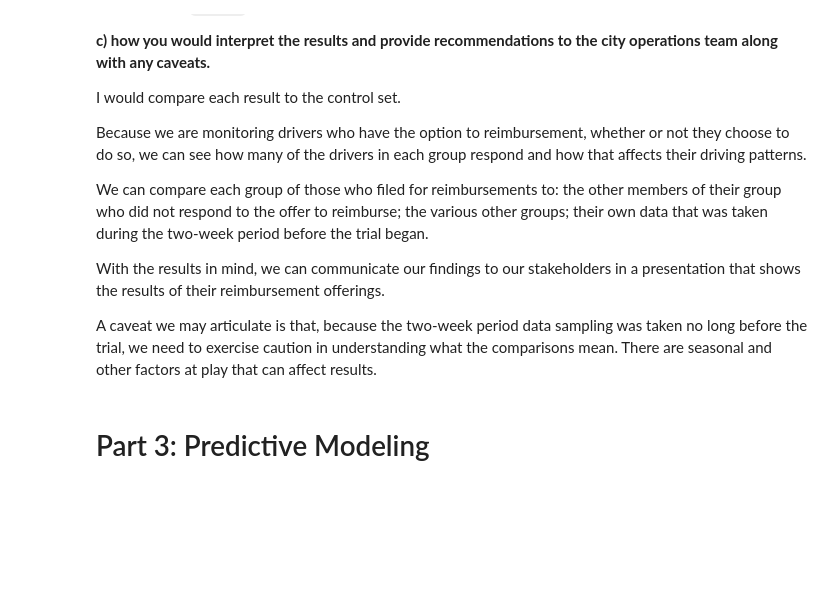
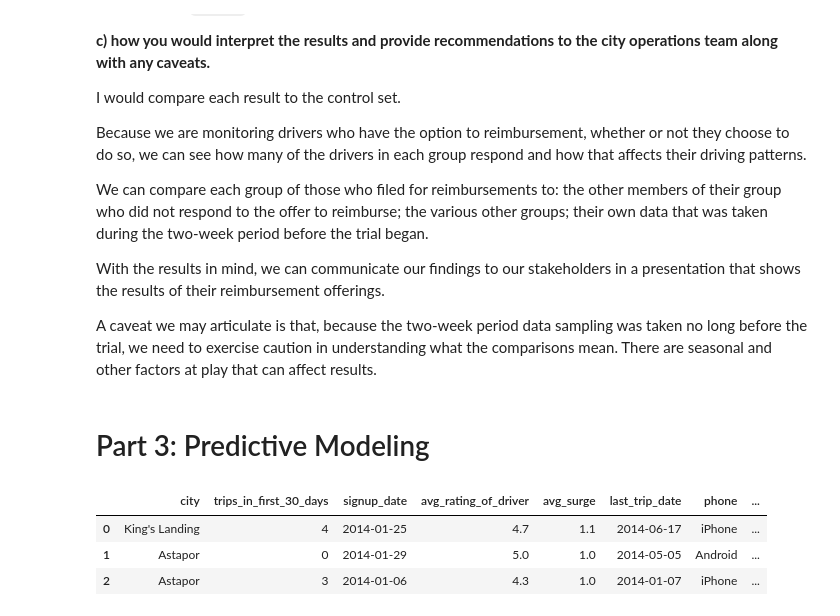
Before and after one commit to blue-santa/sprinboard-data-science-2026, a Jupyter notebook: 25-effective-interviewing/02-take-home-challenges/ultimate_challenge/Bryan_Beus_Ultimate_Take_Home_Challenge.ipynb, the cells around one changed output. Drawn from its saved outputs; the diff is of its cells as text; code cells hidden in the pictures; blank space fills up the shorter version.

```diff
--- a/25-effective-interviewing/02-take-home-challenges/ultimate_challenge/Bryan_Beus_Ultimate_Take_Home_Challenge.ipynb
+++ b/25-effective-interviewing/02-take-home-challenges/ultimate_challenge/Bryan_Beus_Ultimate_Take_Home_Challenge.ipynb
@@ -199,0 +202,7 @@ A caveat we may articulate is that, because the two-week period data sampling wa
+# %%
+udc.head(3)
+# %% [output]
+|  | city | trips_in_first_30_days | signup_date | avg_rating_of_driver | avg_surge | last_trip_date | phone | ... |
+| 0 | King's Landing | 4 | 2014-01-25 | 4.7 | 1.1 | 2014-06-17 | iPhone | ... |
+| 1 | Astapor | 0 | 2014-01-29 | 5.0 | 1.0 | 2014-05-05 | Android | ... |
+| 2 | Astapor | 3 | 2014-01-06 | 4.3 | 1.0 | 2014-01-07 | iPhone | ... |
```
Also changed, not shown: parts of 19 cells of this notebook.
